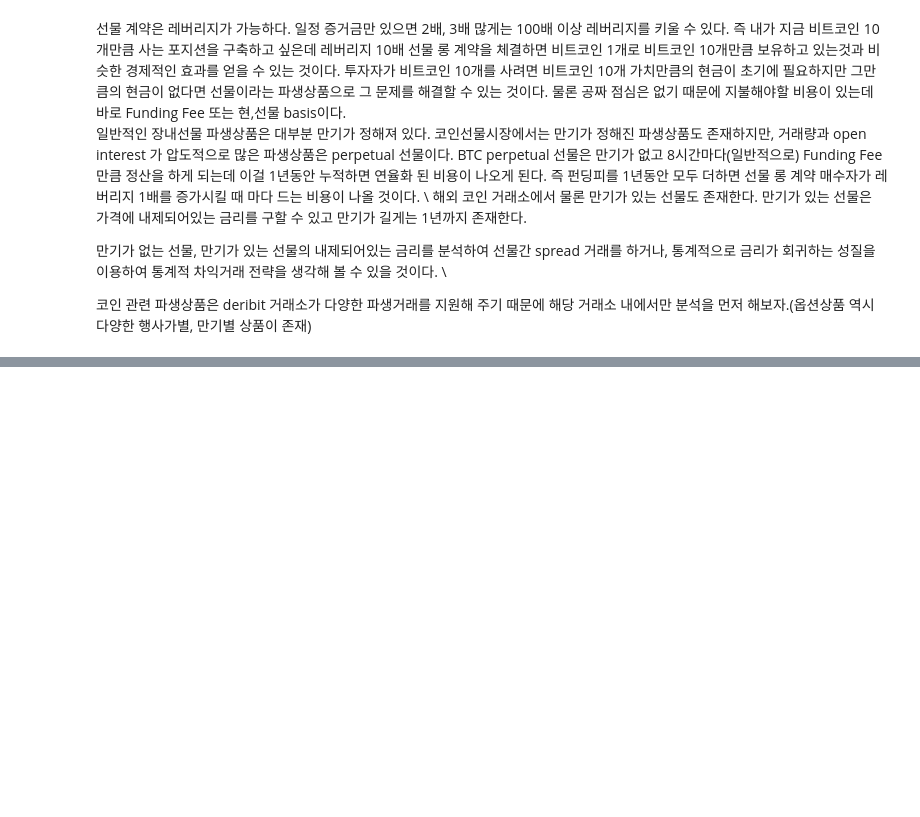
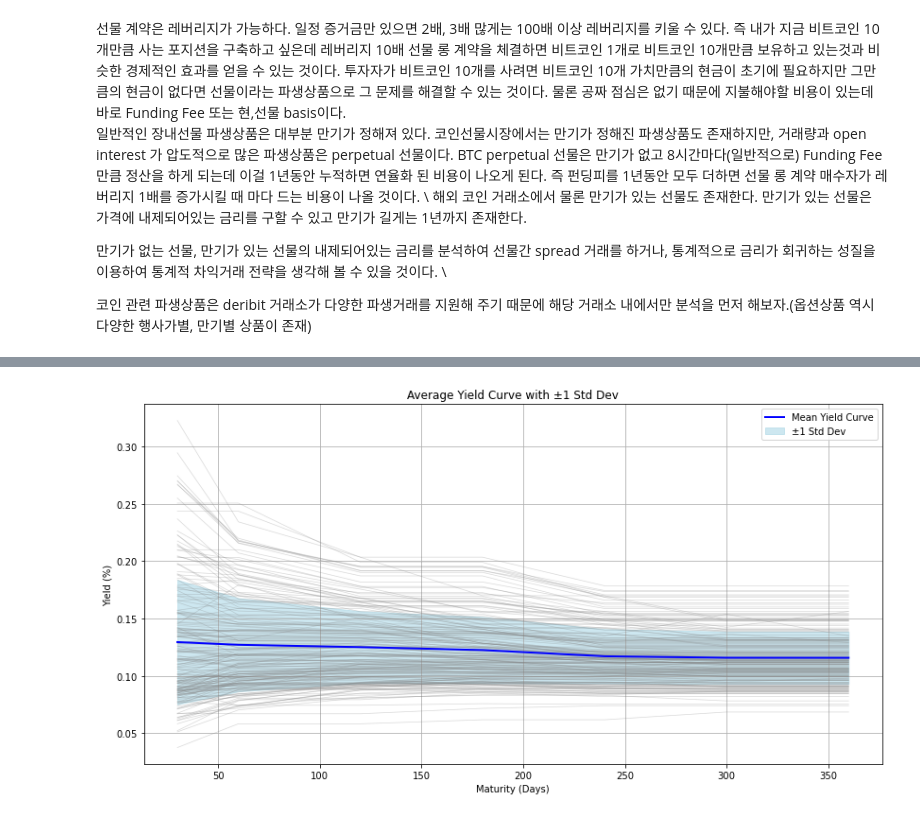
Before and after one commit to minhoo-main/Investing_crypto, a Jupyter notebook: rate_model.ipynb, the cells around one changed output, grey strips where cells are left out. Cells and saved outputs as stored; diff of their text form; code cells hidden in the pictures; blank space fills up the shorter version.

Commit message:
FIX: Data analysis and markdown writing

```diff
--- a/rate_model.ipynb
+++ b/rate_model.ipynb
@@ -15,0 +16,6 @@ ls_fut = api.get_instruments_all_list('BTC','2018-01-01')
+# %%
+import datetime
+currency = 'BTC'
+end_time = datetime.datetime.now()
+start_time = end_time - datetime.timedelta(days=3000)
+df_all_data = api.get_historical_futures_price(currency+'-'+'PERPETUAL', start_time, end_time)[['ticks','close']]
@@ -15,0 +55,40 @@ ls_fut = api.get_instruments_all_list('BTC','2018-01-01')
+# %%
+from models import termstruc
+model = termstruc.InterestTermStructure('BTC', df_all_data, dict_fut)
+# %%
+ls = {}
+ls_mty = []
+term = [30, 60, 120, 180, 240, 300, 360]
+for i in df_all_data.index[2000:]:
+    ls_term = []
+    for j in term:
+        ls_term.append(model.get_zrate(i, i + datetime.timedelta(days = j)))
+    ls[i] = ls_term
+    ls_mty.append(ls_term)
+# %%
+import matplotlib.pyplot as plt
+
+df_data = pd.DataFrame(ls_mty)
+
+mean_yield = df_data.mean(axis=0)
+std_yield = df_data.std(axis=0) * 1
+
+# 그래프 그리기
+plt.figure(figsize=(14, 7))
+
+sampled_dates = df_data.index
+
+for date in sampled_dates:
+    plt.plot(term, df_data.loc[date], alpha=0.3, color = 'gray', linewidth=0.7)
+
+plt.plot(term, mean_yield, color='blue', linewidth=2, label='Mean Yield Curve')
+plt.fill_between(term, mean_yield - std_yield, mean_yield + std_yield, color='lightblue', alpha=0.6, label='±1 Std Dev')
+
+plt.title('Average Yield Curve with ±1 Std Dev')
+plt.xlabel('Maturity (Days)')
+plt.ylabel('Yield (%)')
+plt.grid(True)
+plt.legend()
+plt.show()
+# %% [output]
+[figure, added]
```
Also changed, not shown: parts of 3 cells of this notebook.
